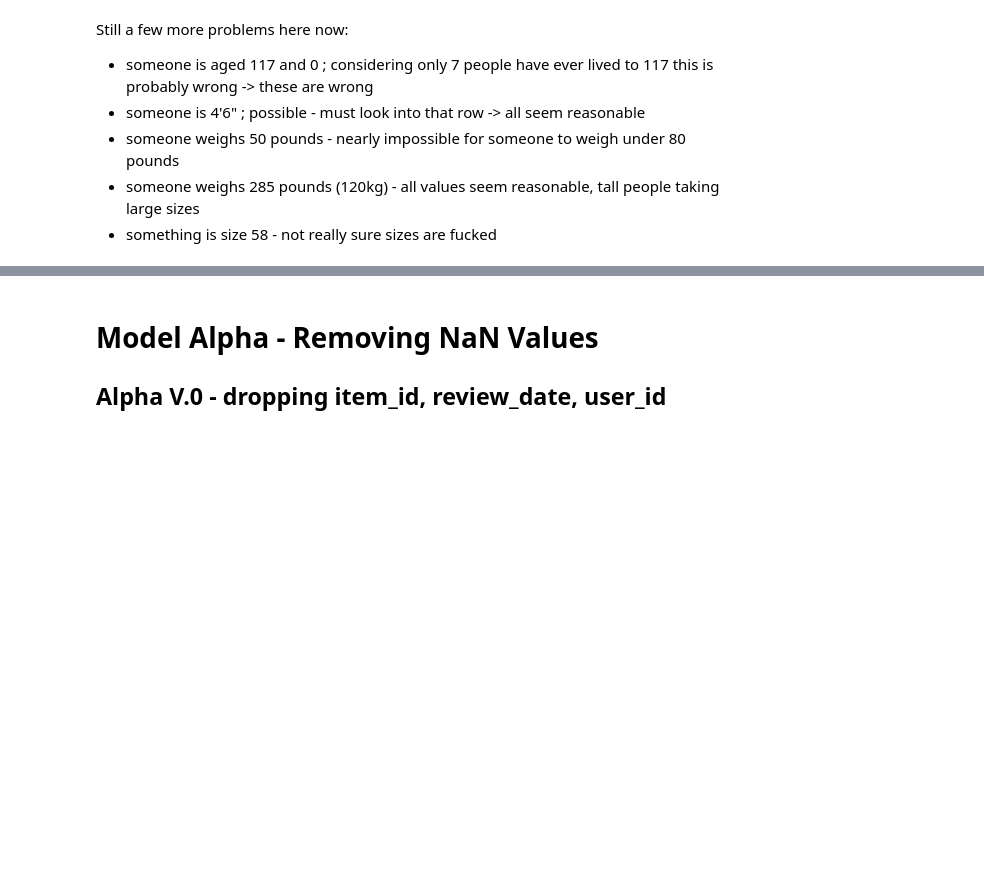
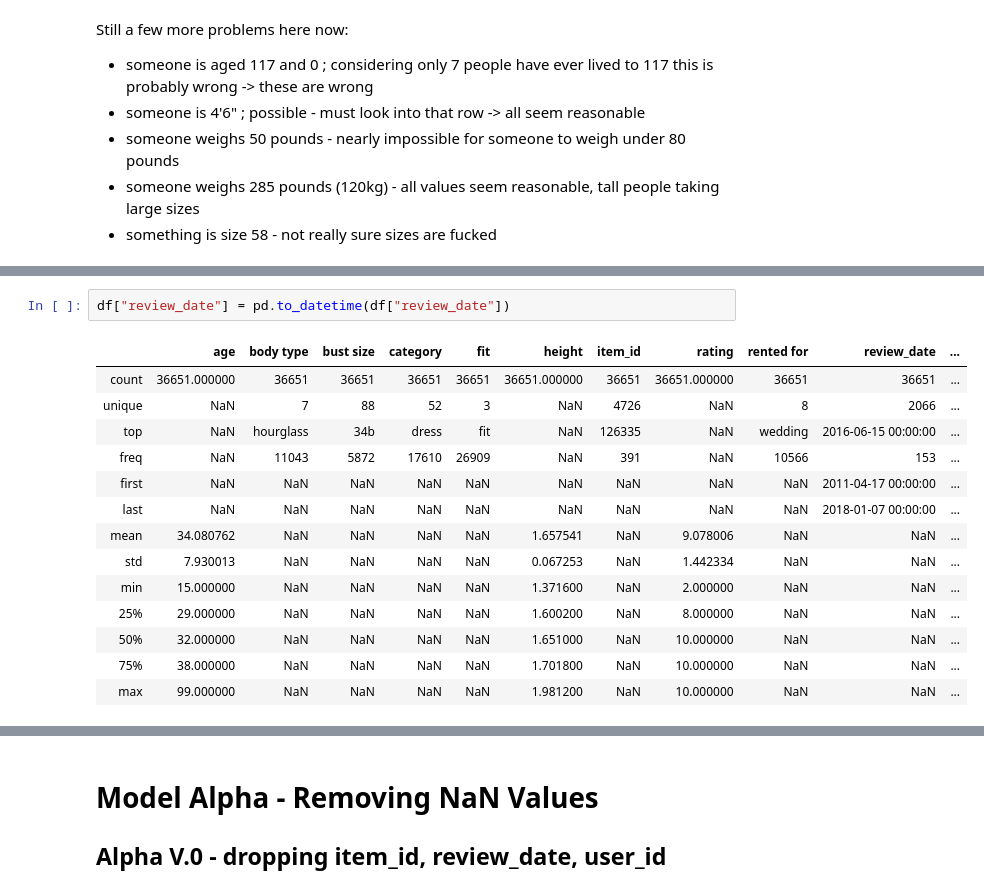
Before and after one commit to olanmccarthy/ai1_ca, a Jupyter notebook: ass1.ipynb, the cells around one changed output, grey strips where cells are left out. Drawn from its saved outputs; the diff is of its cells as text; blank space fills up the shorter version.

```diff
--- a/ass1.ipynb
+++ b/ass1.ipynb
@@ -306,0 +337,17 @@ df.shape
+# %%
+df["review_date"] = pd.to_datetime(df["review_date"])
+# %% [output]
+|  | age | body type | bust size | category | fit | height | item_id | rating | rented for | review_date | ... |
+| count | 36651.000000 | 36651 | 36651 | 36651 | 36651 | 36651.000000 | 36651 | 36651.000000 | 36651 | 36651 | ... |
+| unique | NaN | 7 | 88 | 52 | 3 | NaN | 4726 | NaN | 8 | 2066 | ... |
+| top | NaN | hourglass | 34b | dress | fit | NaN | 126335 | NaN | wedding | 2016-06-15 00:00:00 | ... |
+| freq | NaN | 11043 | 5872 | 17610 | 26909 | NaN | 391 | NaN | 10566 | 153 | ... |
+| first | NaN | NaN | NaN | NaN | NaN | NaN | NaN | NaN | NaN | 2011-04-17 00:00:00 | ... |
+| last | NaN | NaN | NaN | NaN | NaN | NaN | NaN | NaN | NaN | 2018-01-07 00:00:00 | ... |
+| mean | 34.080762 | NaN | NaN | NaN | NaN | 1.657541 | NaN | 9.078006 | NaN | NaN | ... |
+| std | 7.930013 | NaN | NaN | NaN | NaN | 0.067253 | NaN | 1.442334 | NaN | NaN | ... |
+| min | 15.000000 | NaN | NaN | NaN | NaN | 1.371600 | NaN | 2.000000 | NaN | NaN | ... |
+| 25% | 29.000000 | NaN | NaN | NaN | NaN | 1.600200 | NaN | 8.000000 | NaN | NaN | ... |
+| 50% | 32.000000 | NaN | NaN | NaN | NaN | 1.651000 | NaN | 10.000000 | NaN | NaN | ... |
+| 75% | 38.000000 | NaN | NaN | NaN | NaN | 1.701800 | NaN | 10.000000 | NaN | NaN | ... |
+| max | 99.000000 | NaN | NaN | NaN | NaN | 1.981200 | NaN | 10.000000 | NaN | NaN | ... |
```
Also changed, not shown: parts of 47 cells of this notebook.
